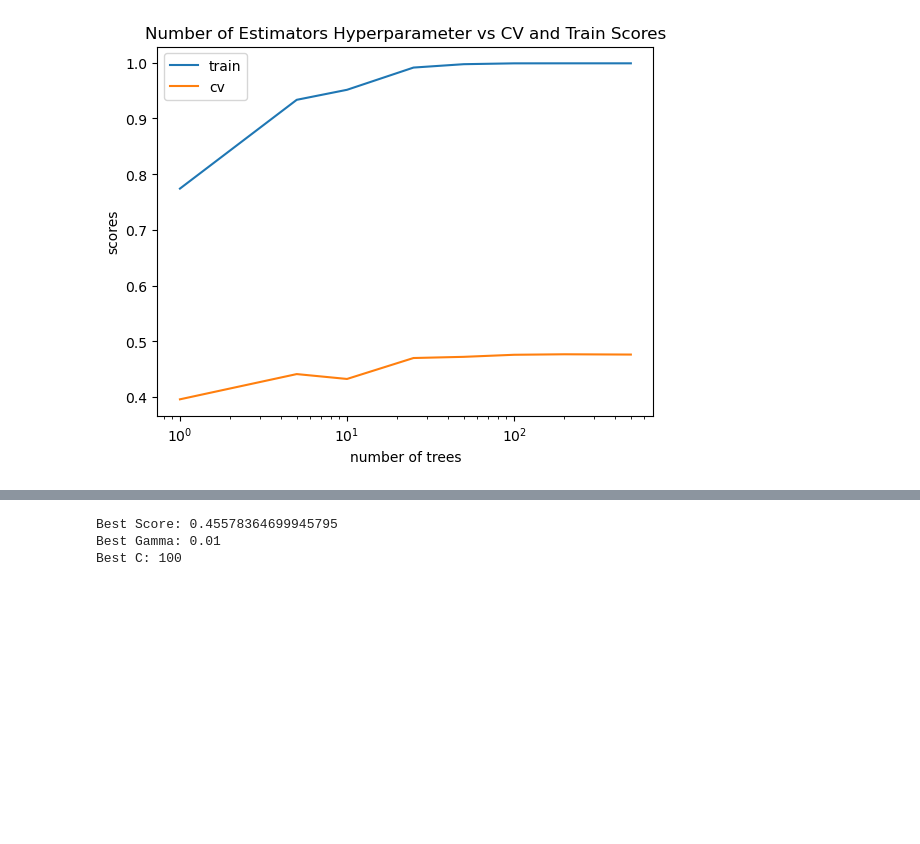
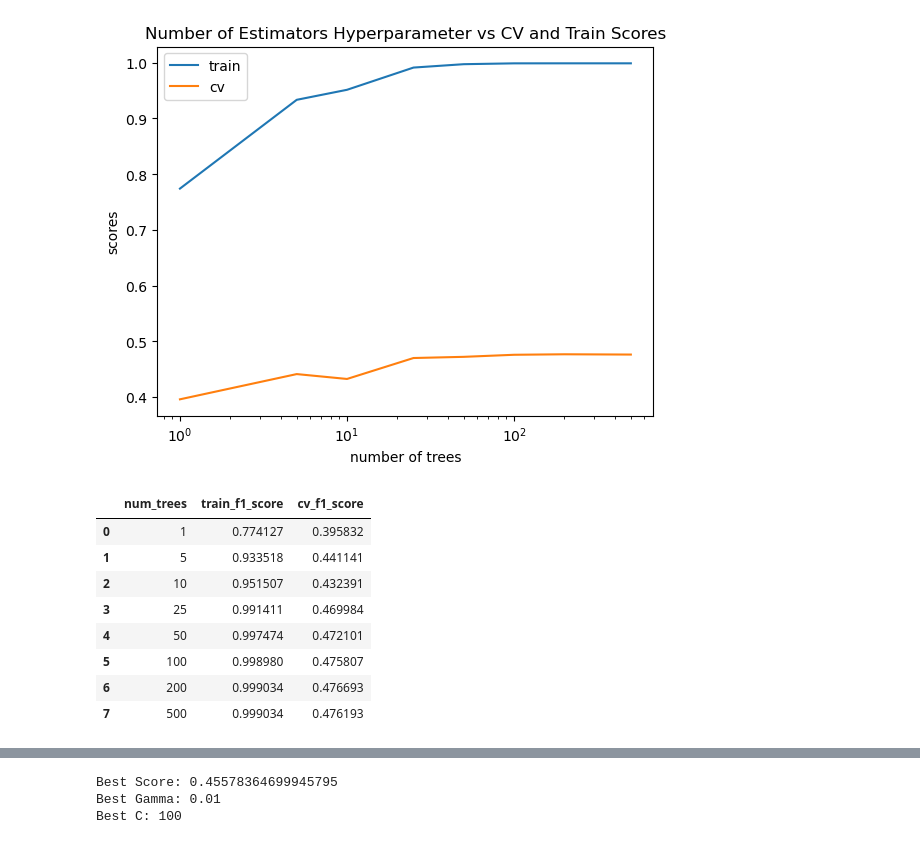
Before and after one commit to rdangyan/cs330, a Jupyter notebook: hw/hw5/hw5.ipynb, the cells around one changed output, grey strips where cells are left out. Saved outputs shown, nothing was run; the diff lists cells and outputs as text; code cells hidden in the pictures; blank space fills up the shorter version.

```diff
--- a/hw/hw5/hw5.ipynb
+++ b/hw/hw5/hw5.ipynb
@@ -577,3 +577,21 @@ plt.ylabel("f1 scores")
 plt.show()
 # %% [output]
 [figure]
+# %%
+results_df = pd.DataFrame({
+    'num_trees': num_trees,
+    'train_f1_score': train_scores,
+    'cv_f1_score': test_scores
+})
+
+display(results_df)
+# %% [output]
+|  | num_trees | train_f1_score | cv_f1_score |
+| 0 | 1 | 0.774127 | 0.395832 |
+| 1 | 5 | 0.933518 | 0.441141 |
+| 2 | 10 | 0.951507 | 0.432391 |
+| 3 | 25 | 0.991411 | 0.469984 |
+| 4 | 50 | 0.997474 | 0.472101 |
+| 5 | 100 | 0.998980 | 0.475807 |
+| 6 | 200 | 0.999034 | 0.476693 |
+| 7 | 500 | 0.999034 | 0.476193 |
```
Also changed, not shown: parts of 12 cells of this notebook.
